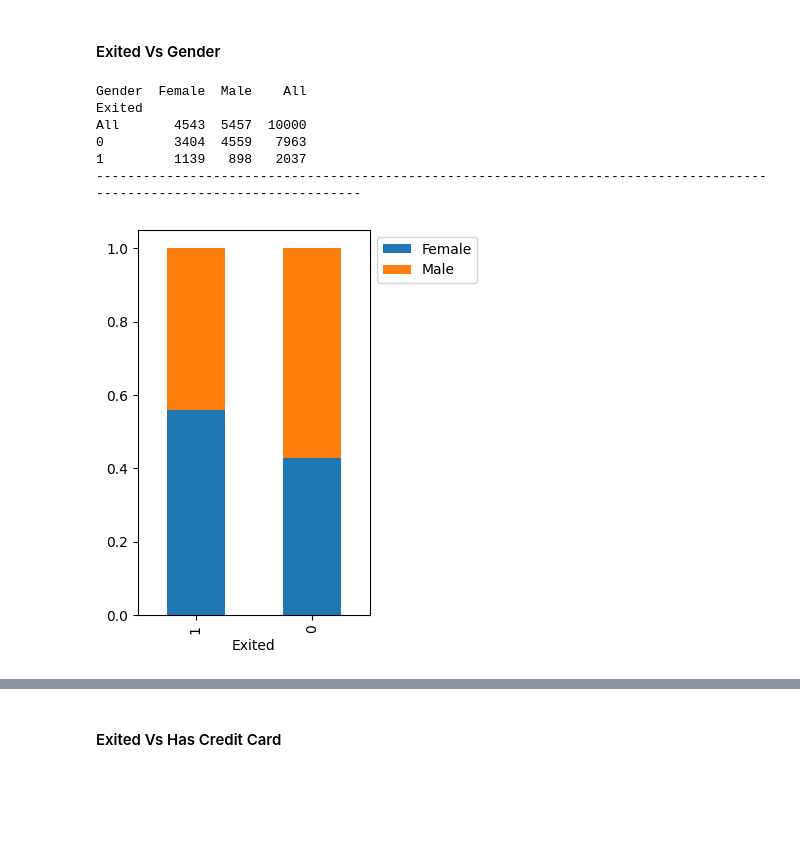
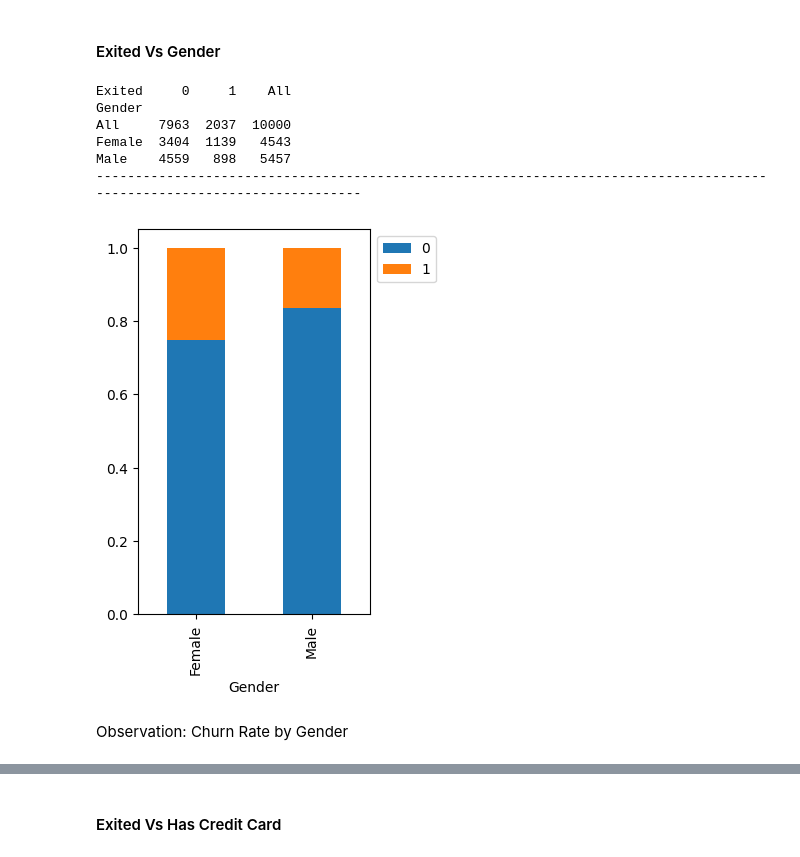
Before and after one commit to kurchania/Bank_Churn_Prediction_Low_code, a Jupyter notebook: Bank_Churn_Prediction_Low_code.ipynb, the cells around one changed output, grey strips where cells are left out. Saved outputs shown, nothing was run; the diff lists cells and outputs as text; code cells hidden in the pictures; blank space fills up the shorter version.

```diff
--- a/Bank_Churn_Prediction_Low_code.ipynb
+++ b/Bank_Churn_Prediction_Low_code.ipynb
@@ -284,9 +275,6 @@ ds.nunique()
 | EstimatedSalary | 9999 |
 | Exited | 2 |
 dtype: int64
-# %%
-#RowNumber , CustomerId and Surname are unique hence dropping it
-ds = ds.drop(['RowNumber', 'CustomerId', 'Surname'], axis=1)
 # %% [markdown]
 ## Exploratory Data Analysis
 # %% [markdown]
@@ -502,12 +672,16 @@ Spain      2064   413   2477
 # %% [markdown]
 #### Exited Vs Gender
 # %%
-stacked_barplot(ds,'Exited','Gender')                   ## Complete the code to plot stacked barplot for Exited and Gender
+## Complete the code to plot stacked barplot for Exited and Gender
+stacked_barplot(ds,'Gender','Exited')
 # %% [output]
-Gender  Female  Male    All
-Exited
-All       4543  5457  10000
-0         3404  4559   7963
-1         1139   898   2037
+Exited     0     1    All
+Gender
+All     7963  2037  10000
+Female  3404  1139   4543
+Male    4559   898   5457
 ------------------------------------------------------------------------------------------------------------------------
-[figure, old version]
+[figure, new version]
+# %% [markdown]
+
+Observation: Churn Rate by Gender
```
Also changed, not shown: parts of 41 cells of this notebook.
